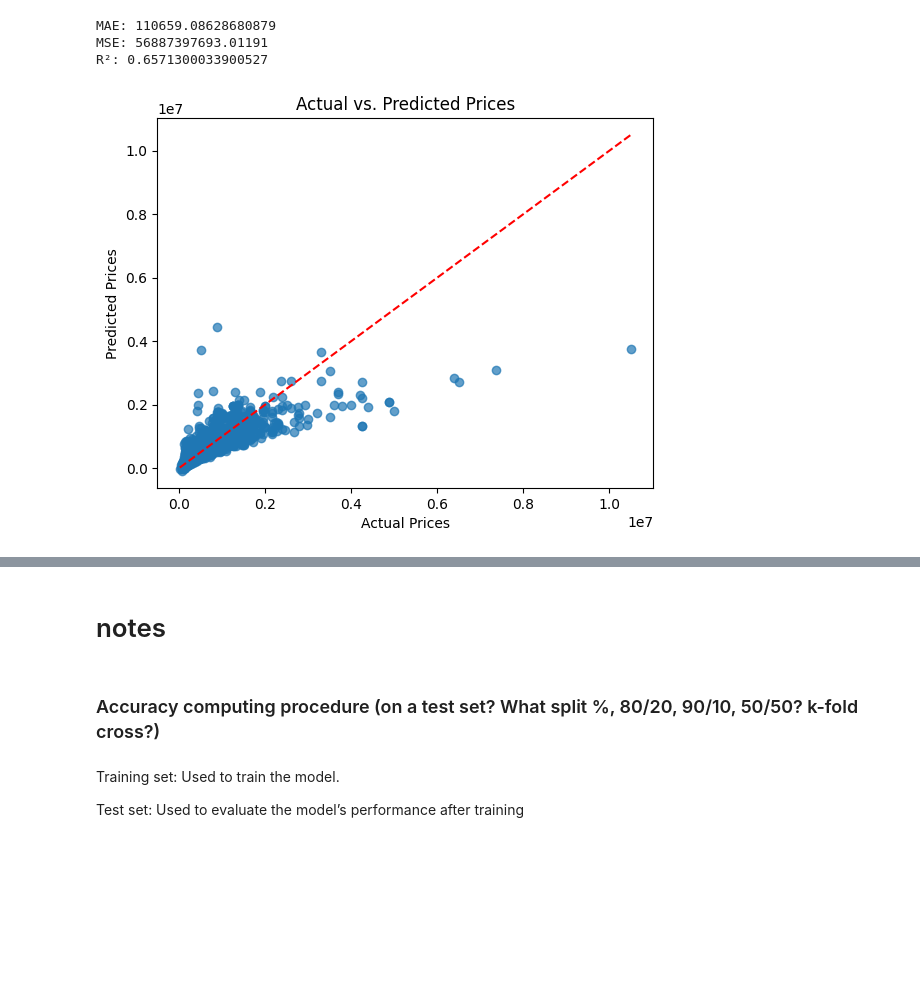
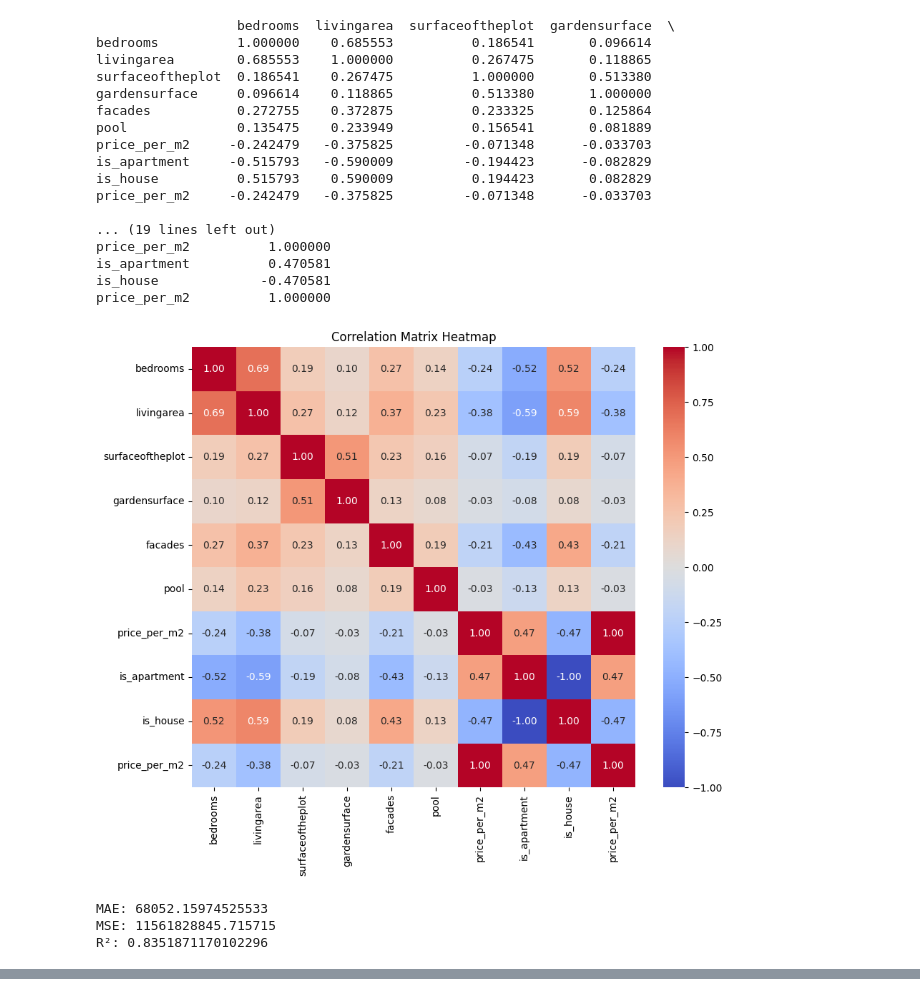
Before and after one commit to elsagk/Immo_Eliza_regression, a Jupyter notebook: ML/linearRegration.ipynb, the cells around one changed output, grey strips where cells are left out. Drawn from its saved outputs; the diff is of its cells as text; code cells hidden in the pictures; blank space fills up the shorter version.

```diff
--- a/ML/linearRegration.ipynb
+++ b/ML/linearRegration.ipynb
@@ -3,6 +3,7 @@ import pandas as pd
 from sklearn.model_selection import train_test_split
 from sklearn.linear_model import LinearRegression
 from sklearn.metrics import mean_absolute_error, mean_squared_error, r2_score
+import seaborn as sns
 import matplotlib.pyplot as plt
 
 
@@ -30,10 +31,16 @@ class LinearRegressionModel:
         columns_to_drop = ["Unnamed: 0", "municipality_code", "locality", "postal_code"]
         self.data.drop(columns=columns_to_drop, errors="ignore", inplace=True)
 
+        # Clip extreme values-to reduce the effect of outliers on the model.
+        self.data["price"] = self.data["price"].clip(lower=self.data["price"].quantile(0.05), upper=self.data["price"].quantile(0.95))
+        self.data["livingarea"] = self.data["livingarea"].clip(lower=self.data["livingarea"].quantile(0.05), upper=self.data["livingarea"].quantile(0.95))
+
+
     def feature_engineering(self):
         """Transforms the data and creates new features for modeling."""
         # Calculate price per square meter as a new feature
-        self.data["price_per_m2"] = self.data["price"] / (self.data["livingarea"])
+        #the +1 used in the calculation of "price_per_m2" is as a safeguard division by zero
+        self.data["price_per_m2"] = self.data["price"] / (self.data["livingarea"] + 1)
 
 
     def split_data(self):
@@ -45,12 +52,23 @@ class LinearRegressionModel:
             "gardensurface",
             "facades",
             "pool",
-            "price_per_m2",
+           "price_per_m2",
             "is_apartment",
             "is_house",
         ]
         X = self.data[numeric_features]
         y = self.data["price"]
+        # Check correlation matrix to detect multicollinearity
+        corr_matrix = self.data[numeric_features + ["price_per_m2"]].corr()
+        print(corr_matrix)
+
+        #Plot the heatmap
+        plt.figure(figsize=(10, 8))  # Set the figure size
+        sns.heatmap(corr_matrix, annot=True, cmap="coolwarm", fmt=".2f", cbar=True, vmin=-1, vmax=1)
+
+        # Add labels and title
+        plt.title("Correlation Matrix Heatmap")
+        plt.show()
 
         return train_test_split(X, y, test_size=0.3, random_state=42)
 
@@ -61,7 +79,8 @@ class LinearRegressionModel:
     def evaluate_model(self, X_test, y_test):
         """Evaluates the model on test data."""
         y_pred = self.model.predict(X_test)
-
+        #R2Coefficient of Determination
+        # Print regression metrics
         print("MAE:", mean_absolute_error(y_test, y_pred))
         print("MSE:", mean_squared_error(y_test, y_pred))
         print("R²:", r2_score(y_test, y_pred))
@@ -91,34 +110,51 @@ model = LinearRegressionModel(data)
 
 # Split the data
 X_train, X_test, y_train, y_test = model.split_data()
 
 # Train the model
 model.train_model(X_train, y_train)
 
 # Evaluate the model
 y_test_actual, y_pred_actual = model.evaluate_model(X_test, y_test)
 
 # Visualize the results
 model.visualize_results(y_test_actual,y_pred_actual)
 # %% [output]
 The behavior will change in pandas 3.0. This inplace method will never work because the intermediate object on which we are setting values always behaves as a copy.
 
 For example, when doing 'df[col].method(value, inplace=True)', try using 'df.method({col: value}, inplace=True)' or df[col] = df[col].method(value) instead, to perform the operation inplace on the ori ...
 
 
   self.data[col].fillna(self.data[col].median(), inplace=True)
 The behavior will change in pandas 3.0. This inplace method will never work because the intermediate object on which we are setting values always behaves as a copy.
 
 For example, when doing 'df[col].method(value, inplace=True)', try using 'df.method({col: value}, inplace=True)' or df[col] = df[col].method(value) instead, to perform the operation inplace on the ori ...
 
 
   self.data[col].fillna(self.data[col].median(), inplace=True)
 ... (206 lines left out)
 For example, when doing 'df[col].method(value, inplace=True)', try using 'df.method({col: value}, inplace=True)' or df[col] = df[col].method(value) instead, to perform the operation inplace on the ori ...
 
 
   self.data[col].fillna(self.data[col].mode()[0], inplace=True)
-MAE: 110659.08628680879
-MSE: 56887397693.01191
-R²: 0.6571300033900527
+                  bedrooms  livingarea  surfaceoftheplot  gardensurface  \
+bedrooms          1.000000    0.685553          0.186541       0.096614
+livingarea        0.685553    1.000000          0.267475       0.118865
+surfaceoftheplot  0.186541    0.267475          1.000000       0.513380
+gardensurface     0.096614    0.118865          0.513380       1.000000
+facades           0.272755    0.372875          0.233325       0.125864
+pool              0.135475    0.233949          0.156541       0.081889
+price_per_m2     -0.242479   -0.375825         -0.071348      -0.033703
+is_apartment     -0.515793   -0.590009         -0.194423      -0.082829
+is_house          0.515793    0.590009          0.194423       0.082829
+price_per_m2     -0.242479   -0.375825         -0.071348      -0.033703
+
+... (19 lines left out)
+price_per_m2          1.000000
+is_apartment          0.470581
+is_house             -0.470581
+price_per_m2          1.000000
-[figure, old version]
+[figure, new version]
+MAE: 68052.15974525533
+MSE: 11561828845.715715
+R²: 0.8351871170102296
@@ -125,8 +161,0 @@ R²: 0.6571300033900527
-# %% [markdown]
-# notes
-# %% [markdown]
-### Accuracy computing procedure (on a test set? What split %, 80/20, 90/10, 50/50? k-fold cross?)
-# %% [markdown]
-Training set: Used to train the model.
-
-Test set: Used to evaluate the model’s performance after training
```
Also changed, not shown: parts of 1 cell of this notebook, 1 other file.
